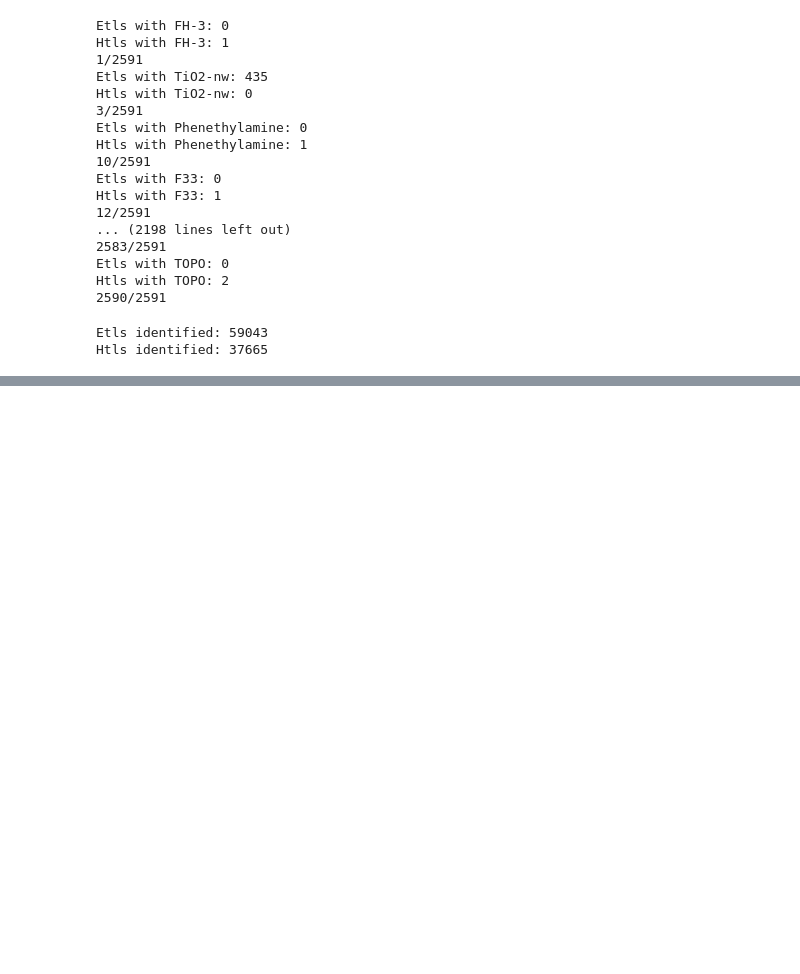
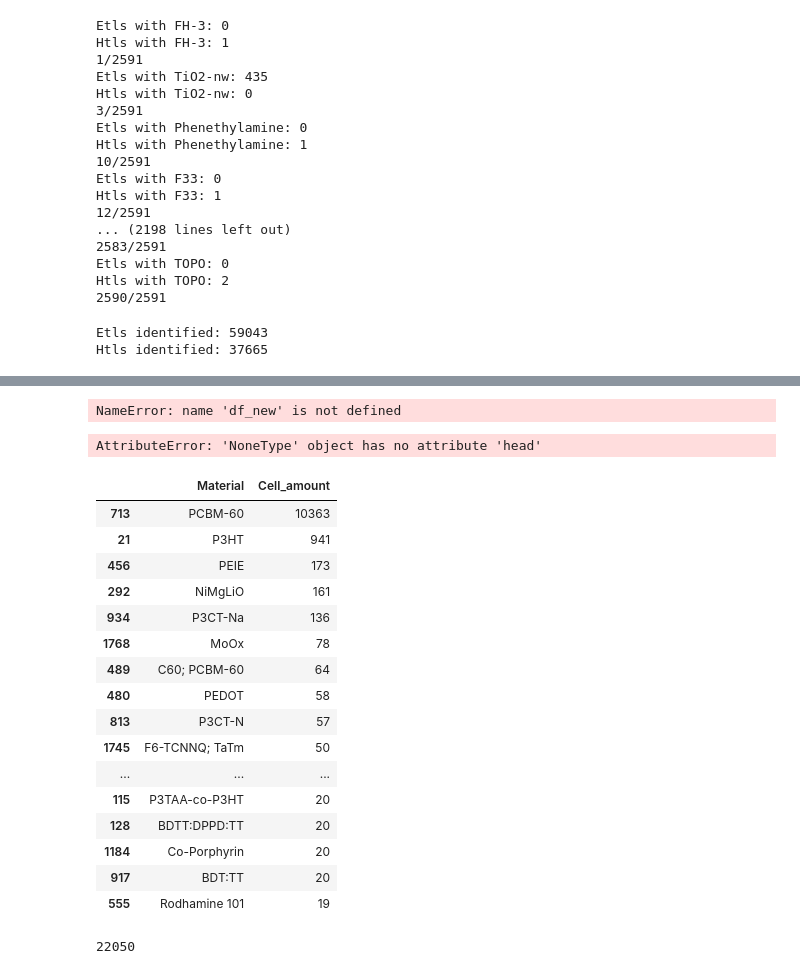
Before and after one commit to ADWilhelm/psc-ctls-ml, a Jupyter notebook: How_many_cells_identified.ipynb, the cells around one changed output, grey strips where cells are left out. Drawn from its saved outputs; the diff is of its cells as text; code cells hidden in the pictures; blank space fills up the shorter version.

Commit message:
Updated identification counts

```diff
--- a/How_many_cells_identified.ipynb
+++ b/How_many_cells_identified.ipynb
@@ -23,15 +39,3 @@ df_new = pd.DataFrame(list(name_to_CID_dict.items()), columns=['Material', 'Valu
 # Create the 'etl' and 'htl' columns (about 3 minutes)
 df_new['etl'] = df_new['Material'].apply(lambda x: df_all_ctls[df_all_ctls['etl'].apply(lambda y: x in y)].index.tolist())
 df_new['htl'] = df_new['Material'].apply(lambda x: df_all_ctls[df_all_ctls['htl'].apply(lambda y: x in y)].index.tolist())
-# %%
-df_new.head(20)
-
-sum_etl = 0
-sum_htl = 0
-
-for index, material in enumerate(df_new['Material']):
-    if not pd.isna(df_new[df_new['material' == material]]['Value']):
-        sum_etl = sum_etl + len(df_new[df_new['material' == material]]['etl'])
-        sum_htl = sum_htl + len(df_new[df_new['material' == material]]['htl'])
-    if index > 20:
-        break
@@ -39,0 +128,7 @@ KeyError: False
+# %%
+# add identification to materials dataframe
+df_all_ctls['etls_identified'] = etl_identified
+df_all_ctls['htls_identified'] = htl_identified
+
+combined = [a & b for a, b in zip(etl_identified, htl_identified)]
+df_all_ctls['both_identified'] = combined
@@ -39,0 +140,4 @@ KeyError: False
+# %%
+import pickle
+with open('df_all_ctls_identified_v2.pkl', 'wb') as f:
+    pickle.dump(df_all_ctls, f)
@@ -103,0 +191,36 @@ print(f"There are {count} cells for which the etl is identified by the dictionar
+# %%
+unidentified_materials = []
+no_cells = []
+
+for index, row in df_new.iterrows():
+    if pd.isna(row['Value']):
+        unidentified_materials.append(row['Material'])
+        no_cells.append(len(row['etl']) + len(row['htl']))
+
+df_unid = pd.DataFrame({'Material': unidentified_materials, 'Cell_amount': no_cells})
+# %% [output]
+NameError: name 'df_new' is not defined
+# %%
+df_unid.sort_values(by = 'Cell_amount', ascending=False).to_excel('unidentified.xlsx', sheet_name='Unidentified')
+# %% [output]
+AttributeError: 'NoneType' object has no attribute 'head'
+# %%
+df_unid.sort_values(by = 'Cell_amount', ascending=False).head(40)
+# %% [output]
+|  | Material | Cell_amount |
+| 713 | PCBM-60 | 10363 |
+| 21 | P3HT | 941 |
+| 456 | PEIE | 173 |
+| 292 | NiMgLiO | 161 |
+| 934 | P3CT-Na | 136 |
+| 1768 | MoOx | 78 |
+| 489 | C60; PCBM-60 | 64 |
+| 480 | PEDOT | 58 |
+| 813 | P3CT-N | 57 |
+| 1745 | F6-TCNNQ; TaTm | 50 |
+| ... | ... | ... |
+| 115 | P3TAA-co-P3HT | 20 |
+| 128 | BDTT:DPPD:TT | 20 |
+| 1184 | Co-Porphyrin | 20 |
+| 917 | BDT:TT | 20 |
+| 555 | Rodhamine 101 | 19 |
@@ -103,0 +232,4 @@ print(f"There are {count} cells for which the etl is identified by the dictionar
+# %%
+total_length
+# %% [output]
+22050
```
Also changed, not shown: parts of 14 cells of this notebook.
